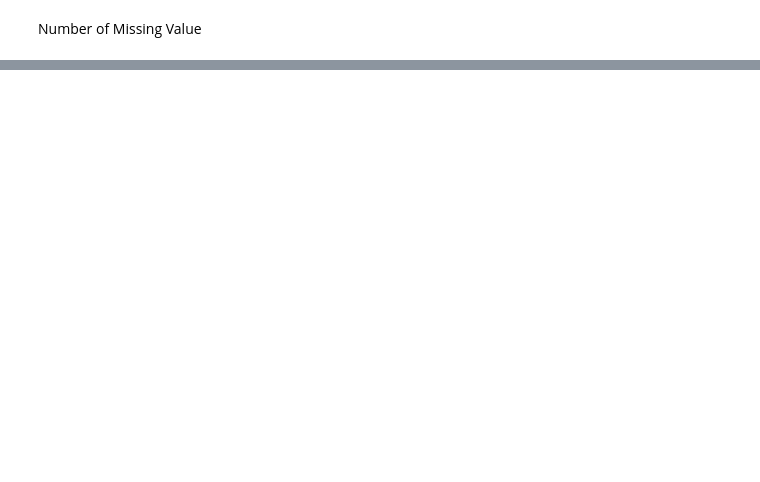
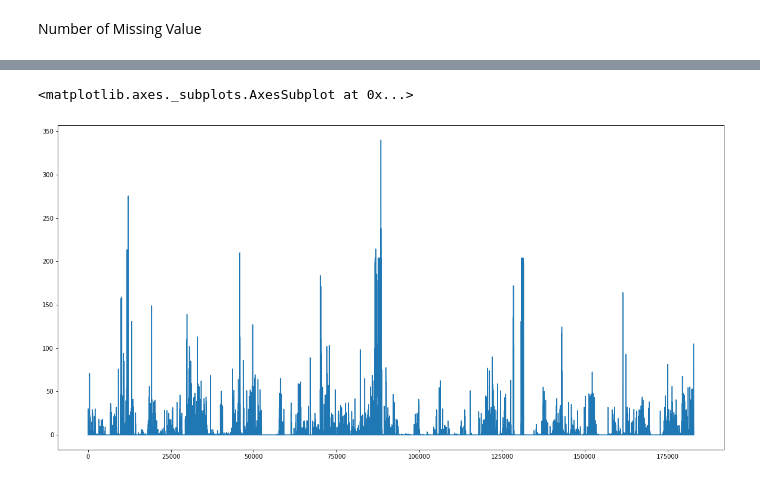
Before and after one commit to red-hat-bangkit/predict-ml, a Jupyter notebook: Predict.ipynb, the cells around one changed output, grey strips where cells are left out. Saved outputs shown, nothing was run; the diff lists cells and outputs as text; code cells hidden in the pictures; blank space fills up the shorter version.

```diff
--- a/Predict.ipynb
+++ b/Predict.ipynb
@@ -296,0 +251,5 @@ y=df_tmrain_tmwater['Banjir']
+# %%
+ds_tmrain_tmwater_rainfall.plot()
+# %% [output]
+<matplotlib.axes._subplots.AxesSubplot at 0x...>
+[figure, added]
```
Also changed, not shown: parts of 57 cells of this notebook.
